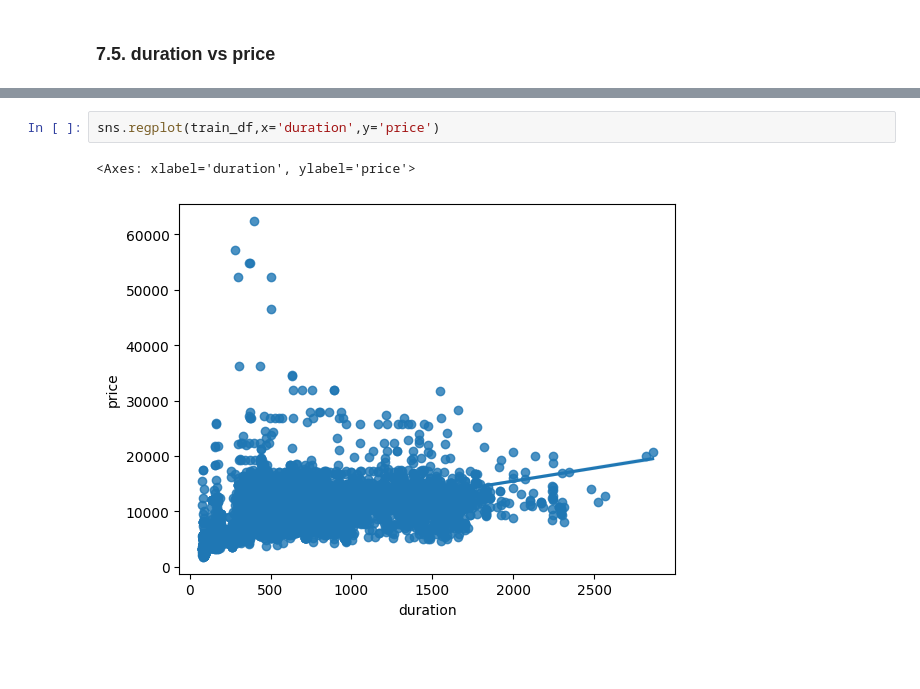
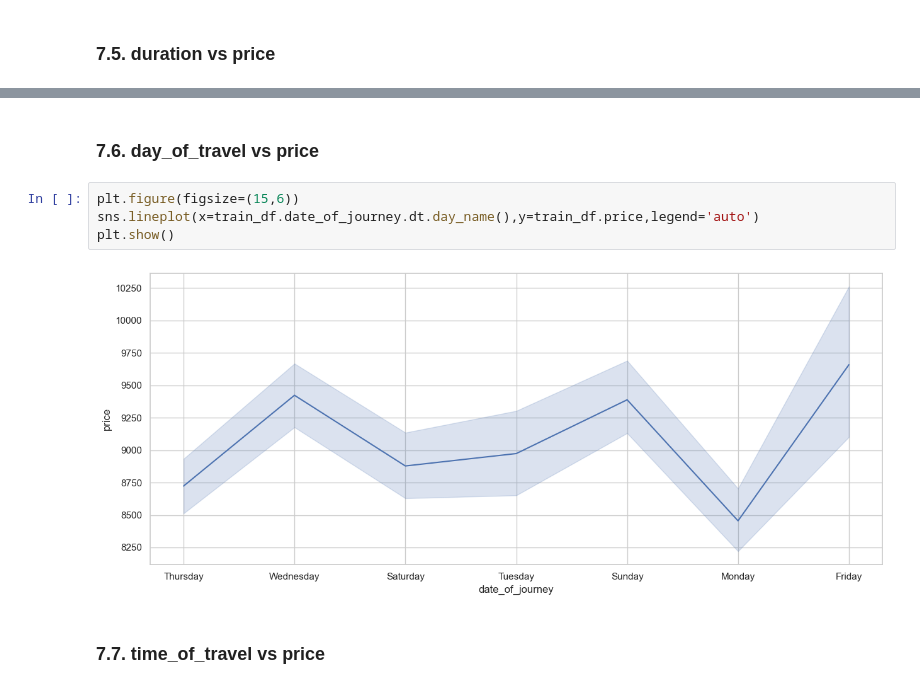
Before and after one commit to PRSOUBHAGYA/flights-price-prediction-sagemaker, a Jupyter notebook: notebook/eda.ipynb, the cells around one changed output, grey strips where cells are left out. Drawn from its saved outputs; the diff is of its cells as text; blank space fills up the shorter version.

```diff
--- a/notebook/eda.ipynb
+++ b/notebook/eda.ipynb
@@ -531,5 +536,10 @@ sns.heatmap(train_df[['duration','price']].corr(),annot=True,)
-# %%
-sns.regplot(train_df,x='duration',y='price')
-# %% [output]
-<Axes: xlabel='duration', ylabel='price'>
-[figure, removed]
+# %% [markdown]
+### 7.6. day_of_travel vs price
+# %%
+plt.figure(figsize=(15,6))
+sns.lineplot(x=train_df.date_of_journey.dt.day_name(),y=train_df.price,legend='auto')
+plt.show()
+# %% [output]
+[figure, added]
+# %% [markdown]
+### 7.7. time_of_travel vs price
```
Also changed, not shown: parts of 8 cells of this notebook.
